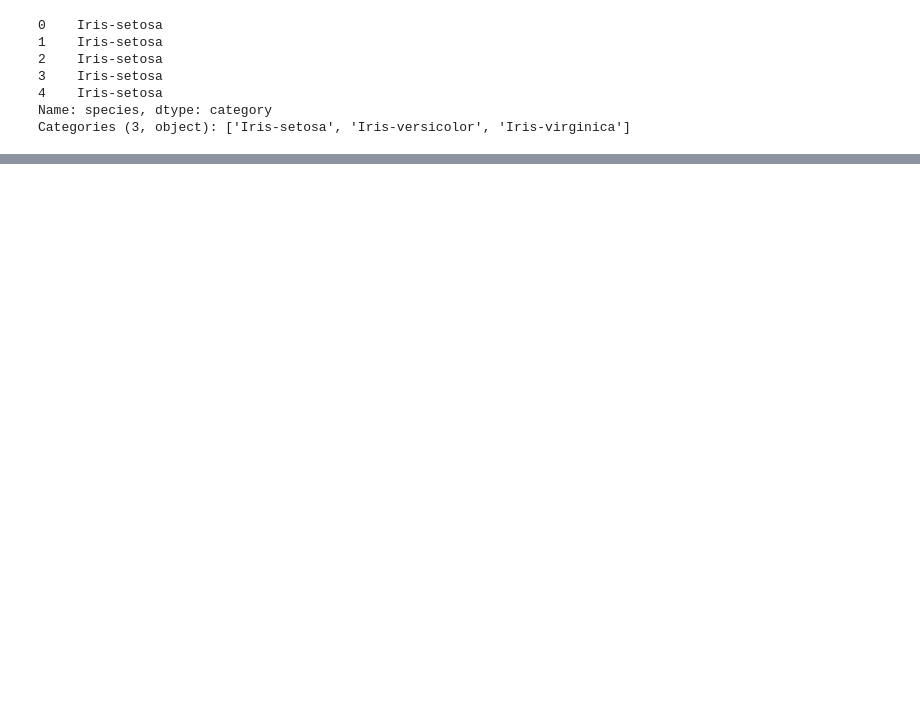
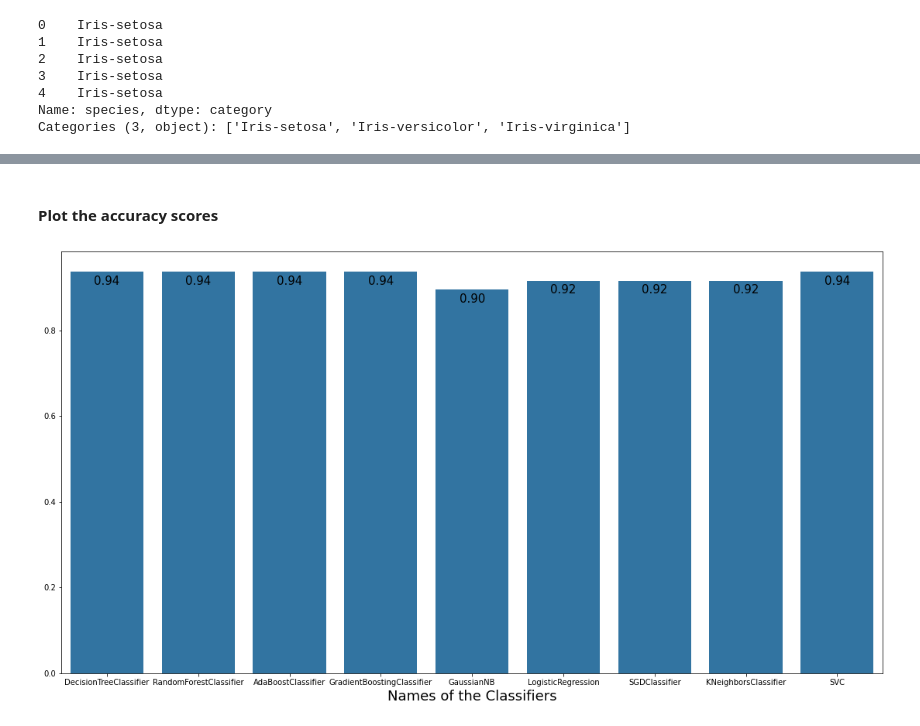
Before and after one commit to sharmas1ddharth/Iris-classification, a Jupyter notebook: Notebooks/Iris-Classification.ipynb, the cells around one changed output, grey strips where cells are left out. Saved outputs shown, nothing was run; the diff lists cells and outputs as text; code cells hidden in the pictures; blank space fills up the shorter version.

```diff
--- a/Notebooks/Iris-Classification.ipynb
+++ b/Notebooks/Iris-Classification.ipynb
@@ -130,2 +145,3 @@ Categories (3, object): ['Iris-setosa', 'Iris-versicolor', 'Iris-virginica']
 # %%
 X_train, X_test, y_train, y_test = train_test_split(X, y, test_size=0.4, random_state=42)
+X_val, X_test, y_val, y_test = train_test_split(X_test, y_test, test_size=0.2, random_state=1)
@@ -131,0 +164,11 @@ X_train, X_test, y_train, y_test = train_test_split(X, y, test_size=0.4, random_
+# %%
+def train_predict(model):
+    """
+    INPUT: model
+    FUNCTION: Train the model with the training data, predict the outcomes of the test data and calculate the accuracy score
+    OUTPUT: accuracy score
+    """
+    model.fit(X_train, y_train)
+    pred = model.predict(X_val)
+    score = accuracy_score(y_val, pred)
+    return score
@@ -131,0 +177,12 @@ X_train, X_test, y_train, y_test = train_test_split(X, y, test_size=0.4, random_
+# %%
+models = [dt_clf, rf_clf, ab_clf, gb_clf, nb_clf, lr_clf, sgd_clf, knn_clf, svc_clf]
+scores = {}
+
+for model in models:
+    pipe = make_pipeline(
+        StandardScaler(),
+        model
+    )
+    score = train_predict(pipe)
+    scores[model.__class__.__name__] = score
+scores
@@ -131,0 +199,21 @@ X_train, X_test, y_train, y_test = train_test_split(X, y, test_size=0.4, random_
+# %% [markdown]
+#### Plot the accuracy scores
+# %%
+def plot_scores(scores, fig=(19, 10)):
+    fig = plt.figure(figsize=fig)
+    base_color = sb.color_palette()[0]
+    name = [key for key in scores.keys()]
+    scor = [val for val in scores.values()]
+    plots = sb.barplot(x=name, y=scor, color=base_color)
+    for p in plots.patches:
+        plots.annotate(format(p.get_height(), '.2f'),
+                       (p.get_x() + p.get_width() / 2., p.get_height()),
+                       ha = 'center', va = 'center',
+                       size=15,
+                       xytext = (0, -12),
+                       textcoords = 'offset points')
+    plt.xlabel('Names of the Classifiers', size=18);
+# %%
+plot_scores(scores)
+# %% [output]
+[figure, added]
```
Also changed, not shown: parts of 26 cells of this notebook.
